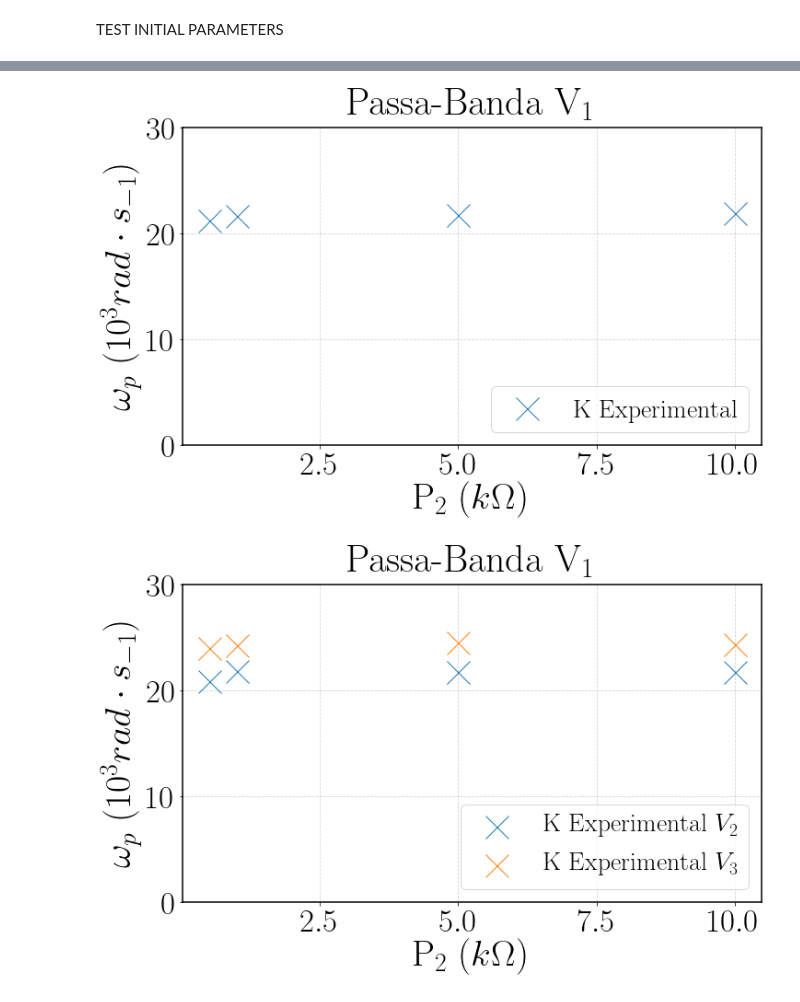
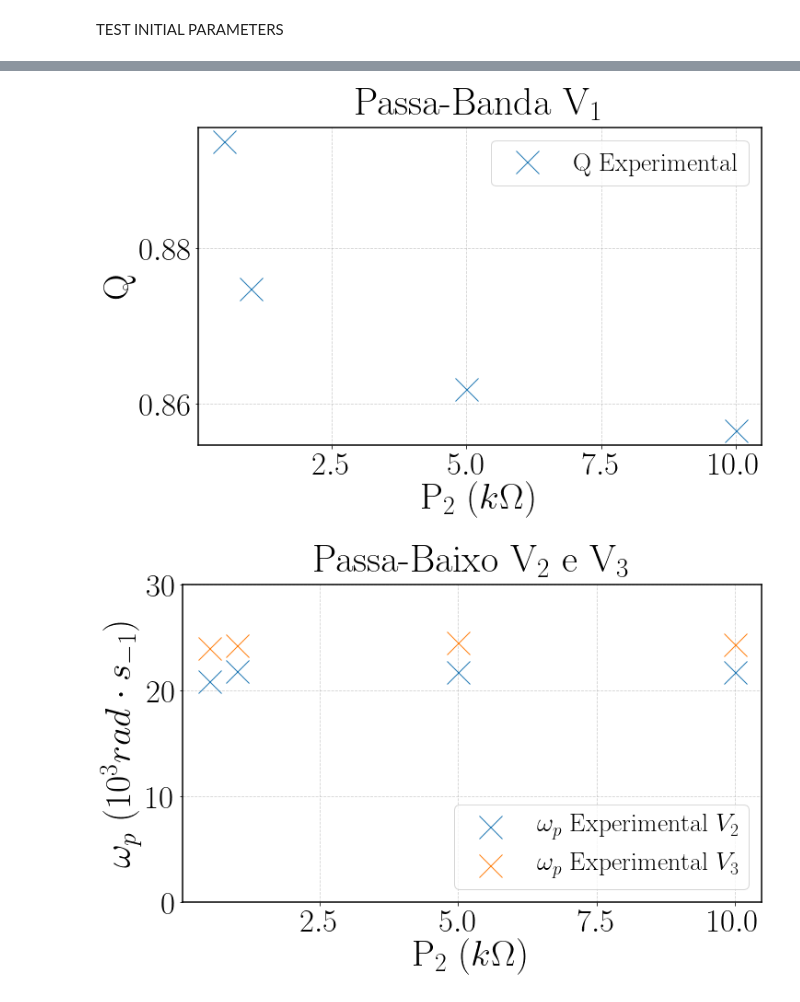
Before and after one commit to AthomsG/EGer, a Jupyter notebook: LAB1/LAB - 1 PARTE 1.ipynb, the cells around one changed output, grey strips where cells are left out. Cells and saved outputs as stored; diff of their text form; code cells hidden in the pictures.

```diff
--- a/LAB1/LAB - 1 PARTE 1.ipynb
+++ b/LAB1/LAB - 1 PARTE 1.ipynb
@@ -139,5 +142,7 @@ NÃO ESQUECER DE MUDAR A VARIÁVEL 'ch_out' PARA CADA CASO
 # %%
-path = '/Users/thomasgaehtgens/BIBLIOTECA/MEFT/EG/LABS/LAB - 1/DADOS/DADOS GRUPO 7 6a.xlsx'
+#path = '/Users/thomasgaehtgens/BIBLIOTECA/MEFT/EG/LABS/LAB - 1/DADOS/DADOS GRUPO 7 6a.xlsx'
+
+path = paths[0]
 
 db     = pd.ExcelFile(path)
 sheets = dict() #DICIONÁRIO COM AS FOLHAS
@@ -156,7 +161,7 @@ for freq in sheet_names:
         freqs.append(float(freq))
 # %%
 ch_in  = 'CHAN1'
-ch_out = 'CHAN4'
+ch_out = 'CHAN3'
 
 AMPS   = list()
 PHSS   = list()
@@ -333,0 +394,12 @@ s^2 + 2.128e+04 s + 4.527e+08
+# %%
+fig = plt.figure()
+ax  = fig.add_subplot(1, 1, 1)
+
+rads = [freq*2*np.pi for freq in freqs_]
+
+ax.plot(rads, [-20*np.log10(AMP) for AMP in AMPS], 'x', label='Pontos \nExperimentais', markersize=17)
+
+x = np.linspace(rads[0], rads[-1], 1000)
+ax.plot(x, make_exp(x, popt[0], popt[1]))
+
+#ax.set_ylim(-40, 5)
@@ -1280,7 +1407,7 @@ Ks.reverse()
 Qs.reverse()
 # %%
 vars_ = [wps, Ks, Qs]
-var  = vars_[0]
+var  = vars_[2]
 # %%
 x = np.linspace(P2_vals[0], P2_vals[-1], 1000)
 
@@ -1291,33 +1418,34 @@ plt.plot(np.array(P2_vals), var, 'x', markersize=15)
 # %%
 # DESCOMENTAR NO FIM PARA GRAVAR PLOTS EM LATEX. DEMORAM MAIS A GERAR
 plt.rcParams['font.family'] = 'serif'
 plt.rcParams['font.serif'] = ['Computer Modern Roman']
 plt.rcParams['text.usetex'] = True
 
 plt.rcParams['font.size'] = 35
 plt.rcParams['axes.labelsize'] = 40
 plt.rcParams['axes.linewidth'] = 1.5
 
 
 fig = plt.figure()
 fig.set_size_inches(11, 7.5)
 ax  = fig.add_subplot(1, 1, 1)
 
-ax.plot(np.array(P2_vals)/(k), np.array(var)/k, 'x', markersize=25, label=r'K Experimental')
+ax.plot(np.array(P2_vals)/k, np.array(var), 'x', markersize=25, label=r'Q Experimental')
 
 ax.grid(True, which="both", linestyle='--', alpha=0.6)
-ax.legend(frameon=True, fontsize = 28, loc = 'lower right')
+ax.legend(frameon=True, fontsize = 28, loc = 'upper right')
 
-ax.set_ylabel('$\omega_p$ $(10^{3} rad\cdot s_{-1})$')
+#ax.set_ylabel('$\omega_p$ $(10^{3} rad\cdot s_{-1})$')
+ax.set_ylabel('Q')
 ax.set_xlabel(r'P$_2$ ($k\Omega$)')
 ax.set_title('Passa-Banda V$_1$')
 
-ax.set_ylim(0, 30)
+#ax.set_ylim(0, 30)
 
 plt.tight_layout()
-plt.savefig('wp_var.pdf')
+plt.savefig('Q_var.pdf')
 # %% [output]
-[figure, old version]
+[figure, new version]
 # %%
 wps3 = list()
 Ks3  = list()
@@ -1359,15 +1487,15 @@ fig = plt.figure()
 fig.set_size_inches(11, 7.5)
 ax  = fig.add_subplot(1, 1, 1)
 
-ax.plot(np.array(P2_vals)/(k), np.array(var3)/k, 'x', markersize=25, label=r'K Experimental $V_2$')
-ax.plot(np.array(P2_vals)/(k), np.array(var4)/k, 'x', markersize=25, label=r'K Experimental $V_3$')
+ax.plot(np.array(P2_vals)/(k), np.array(var3)/k, 'x', markersize=25, label=r'$\omega_p$ Experimental $V_2$')
+ax.plot(np.array(P2_vals)/(k), np.array(var4)/k, 'x', markersize=25, label=r'$\omega_p$ Experimental $V_3$')
 
 ax.grid(True, which="both", linestyle='--', alpha=0.6)
 ax.legend(frameon=True, fontsize = 28, loc = 'lower right')
 
 ax.set_ylabel('$\omega_p$ $(10^{3} rad\cdot s_{-1})$')
 ax.set_xlabel(r'P$_2$ ($k\Omega$)')
-ax.set_title('Passa-Banda V$_1$')
+ax.set_title('Passa-Baixo V$_2$ e V$_3$')
 
 #ax.set_ylabel(r'K')
 #ax.set_xlabel(r'P$_2$ ($k\Omega$)')
@@ -1378,4 +1506,4 @@ ax.set_ylim(0, 30)
 plt.tight_layout()
 plt.savefig('wp_var_2.pdf')
 # %% [output]
-[figure, old version]
+[figure, new version]
```
Also changed, not shown: parts of 23 cells of this notebook, 1 other file.
